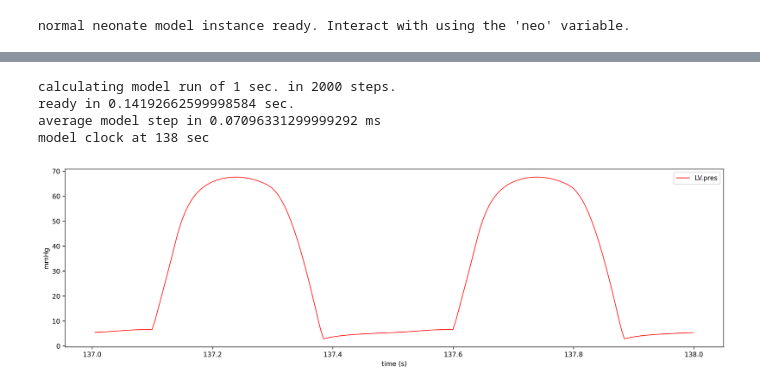
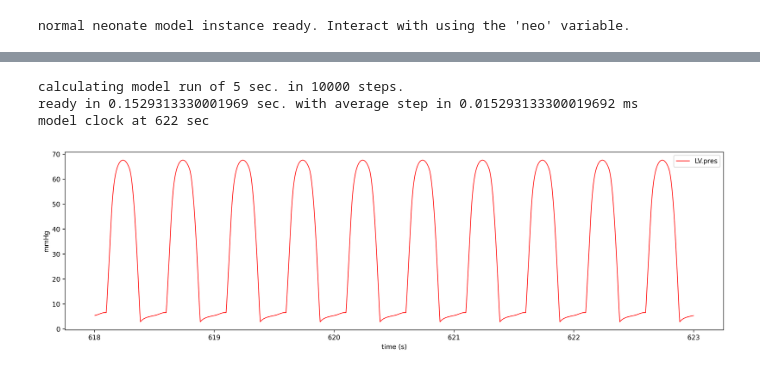
Before and after one commit to Dobutamine/explain_source, a Jupyter notebook: explain/Explain.ipynb, the cells around one changed output, grey strips where cells are left out. Drawn from its saved outputs; the diff is of its cells as text; code cells hidden in the pictures.

```diff
--- a/explain/Explain.ipynb
+++ b/explain/Explain.ipynb
@@ -11,13 +10,12 @@ average model step in 0.03139980224989358 ms
 model clock at 1 sec
 [figure]
 # %%
-neo.plot_time(["LV.pres"], 1)
+neo.plot_time(["LV.pres"], 5)
 # %% [output]
-calculating model run of 1 sec. in 2000 steps.
-ready in 0.14192662599998584 sec.
-average model step in 0.07096331299999292 ms
-model clock at 138 sec
+calculating model run of 5 sec. in 10000 steps.
+ready in 0.1529313330001969 sec. with average step in 0.015293133300019692 ms
+model clock at 622 sec
-[figure, old version]
+[figure, new version]
 # %%
 neo.plot_heart_pres()
 # %% [output]
```
Also changed, not shown: parts of 3 cells of this notebook, 3 other files.
